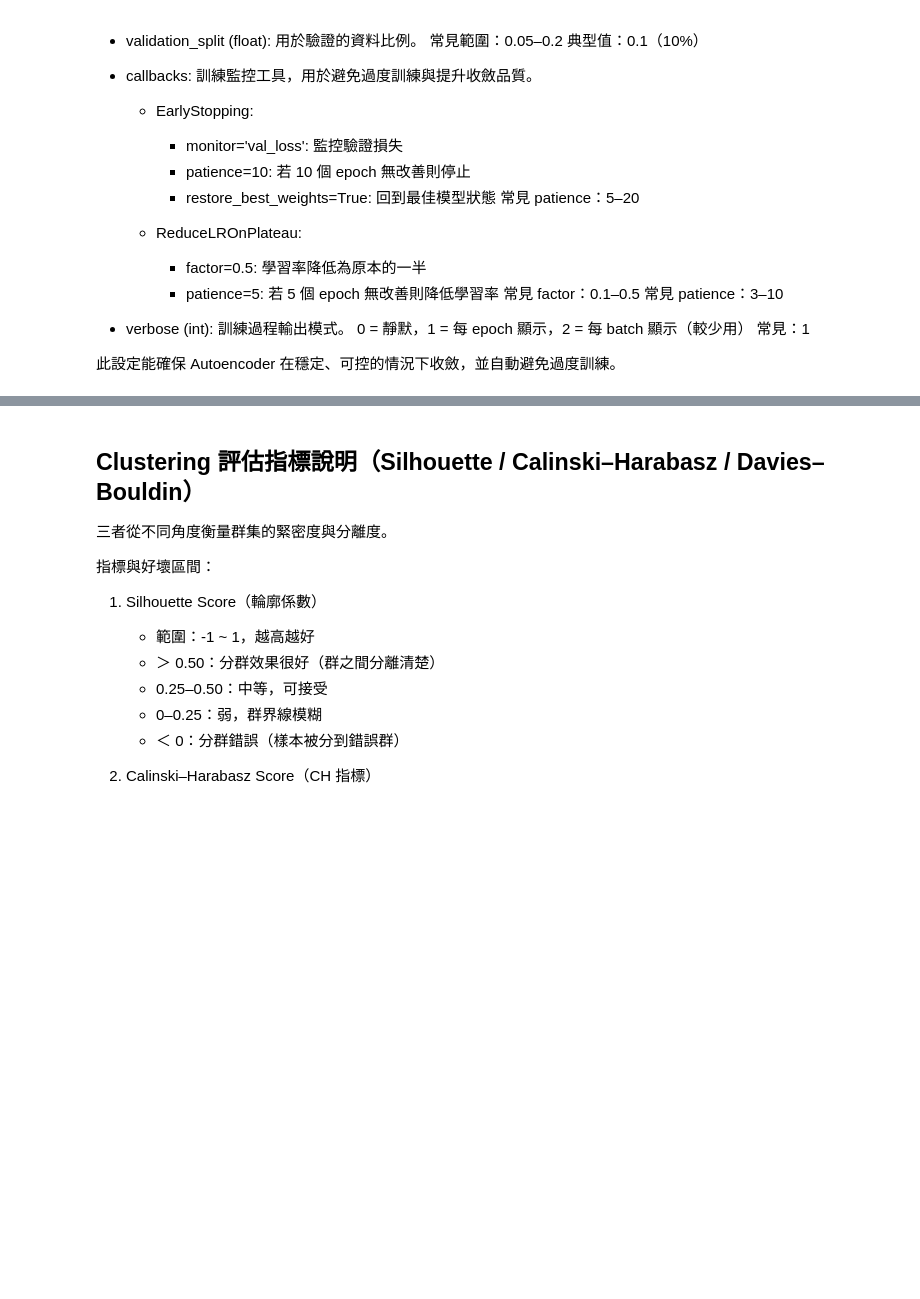
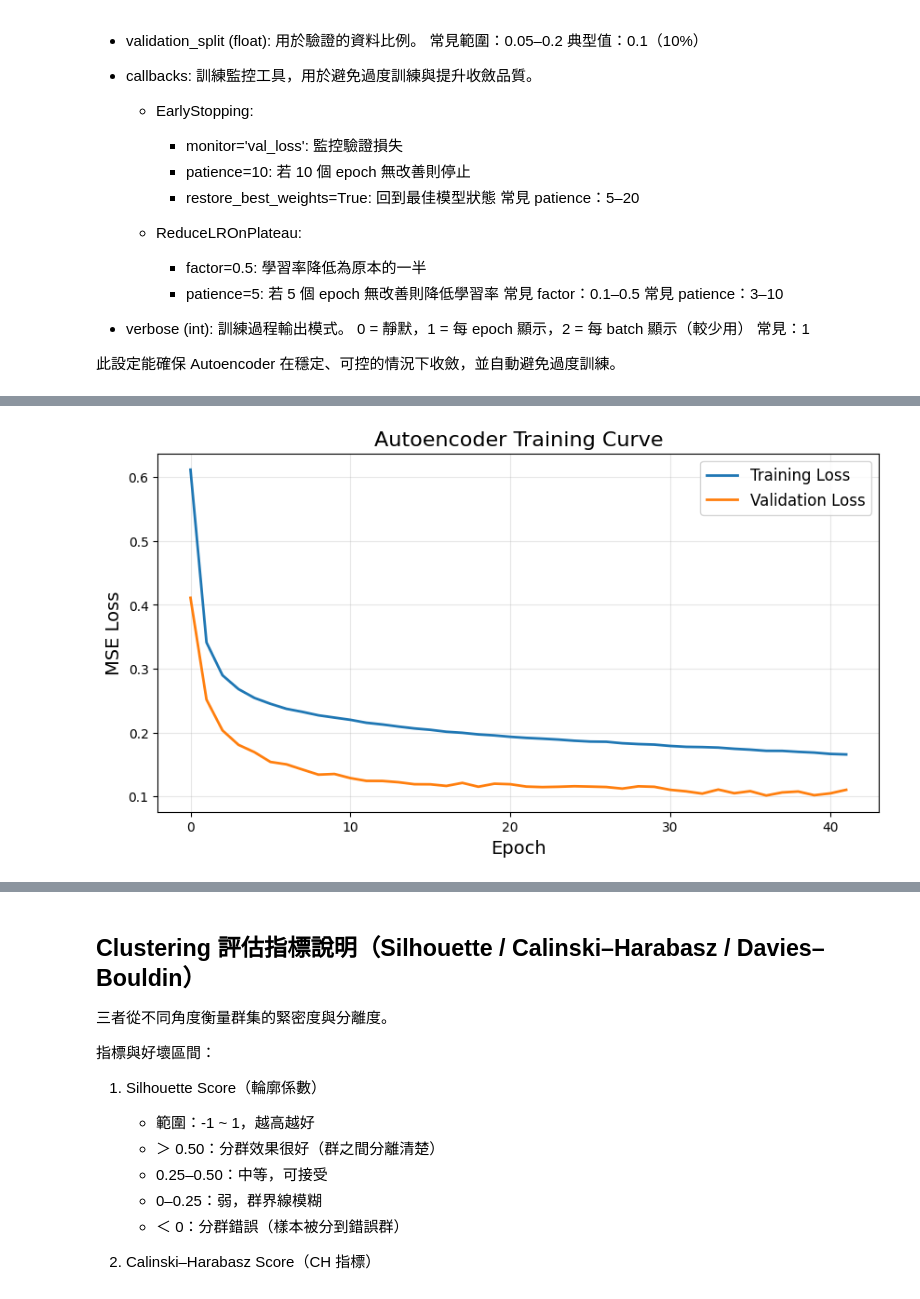
Before and after one commit to JoeCWC/UT_spotify_tracks_recommandation_system, a Jupyter notebook: autoencoding+kmeans.ipynb, the cells around one changed output, grey strips where cells are left out. Drawn from its saved outputs; the diff is of its cells as text; code cells hidden in the pictures; blank space fills up the shorter version.

```diff
--- a/autoencoding+kmeans.ipynb
+++ b/autoencoding+kmeans.ipynb
@@ -367,7 +622,7 @@ history = autoencoder.fit(
     shuffle=True,
     validation_split=0.1,
     callbacks=[
-        EarlyStopping(monitor='val_loss', patience=10, restore_best_weights=True),
+        EarlyStopping(monitor='val_loss', patience=5, restore_best_weights=True),
         ReduceLROnPlateau(monitor='val_loss', factor=0.5, patience=5)
     ],
     verbose=1
@@ -408,0 +648,17 @@ Embedding shape: (81344, 16)
+# %%
+# 視覺化訓練過程
+plt.figure(figsize=(10, 5))
+
+plt.plot(history.history['loss'], label='Training Loss', linewidth=2)
+plt.plot(history.history['val_loss'], label='Validation Loss', linewidth=2)
+
+plt.title("Autoencoder Training Curve", fontsize=16)
+plt.xlabel("Epoch", fontsize=14)
+plt.ylabel("MSE Loss", fontsize=14)
+plt.legend(fontsize=12)
+plt.grid(alpha=0.3)
+
+plt.show()
+plt.close()
+# %% [output]
+[figure, added]
```
Also changed, not shown: parts of 31 cells of this notebook.
